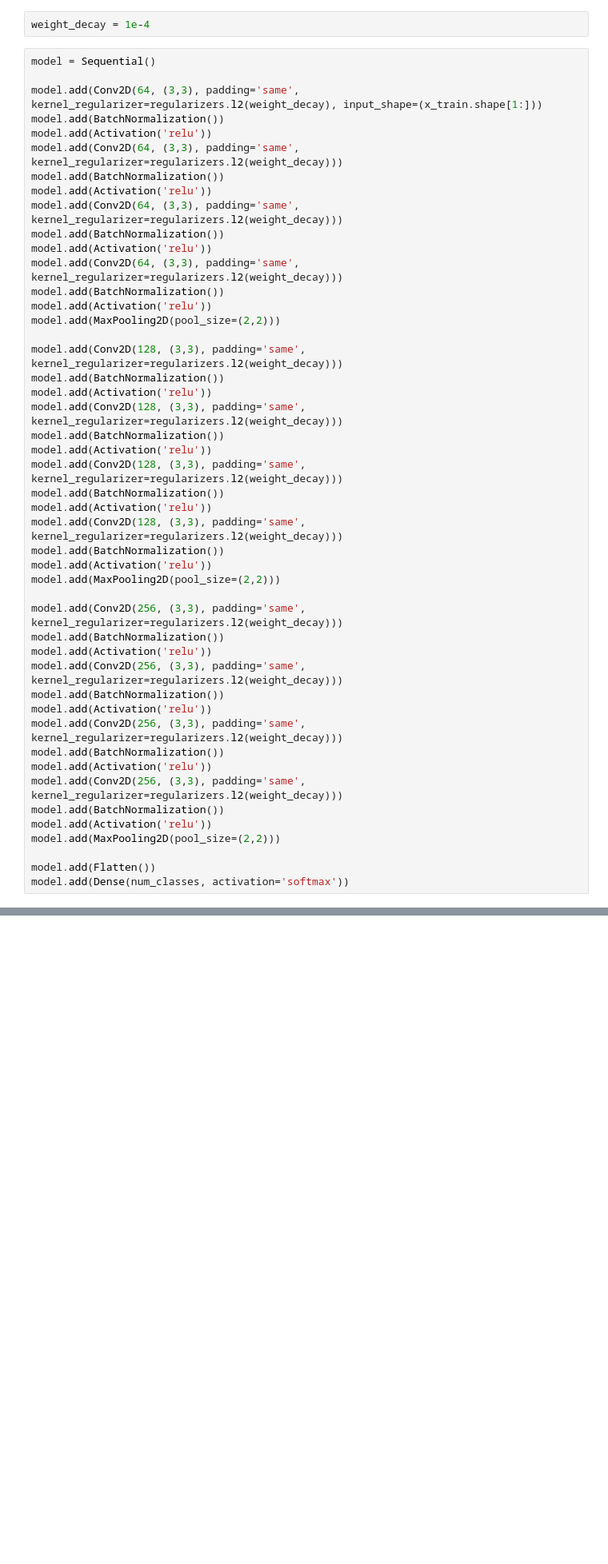
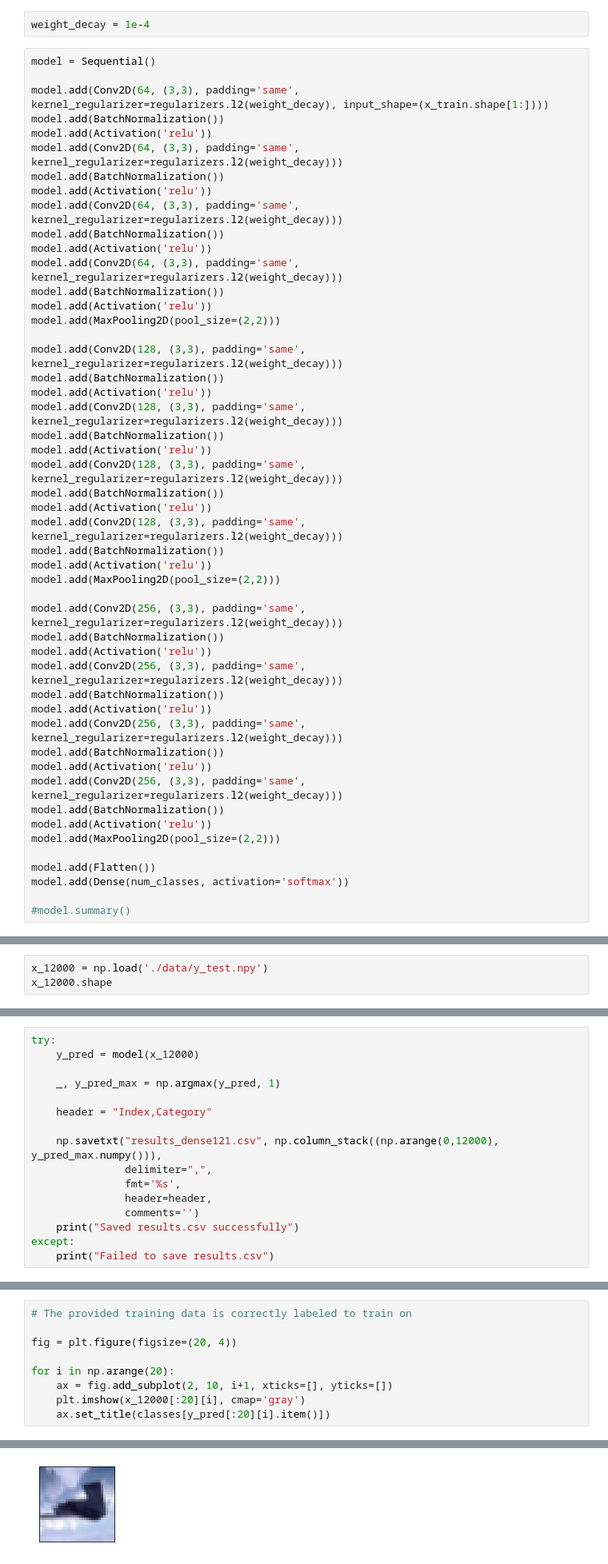
Before and after one commit to bohniti/The-CIFAR-10-dataset, a Jupyter notebook: CS4487_group_project.ipynb, the cells around one changed output, grey strips where cells are left out. Shown at 80% size. Saved outputs shown, nothing was run; the diff lists cells and outputs as text; blank space fills up the shorter version.

```diff
--- a/CS4487_group_project.ipynb
+++ b/CS4487_group_project.ipynb
@@ -113,7 +111,7 @@ weight_decay = 1e-4
 # %%
 model = Sequential()
 
-model.add(Conv2D(64, (3,3), padding='same', kernel_regularizer=regularizers.l2(weight_decay), input_shape=(x_train.shape[1:]))
+model.add(Conv2D(64, (3,3), padding='same', kernel_regularizer=regularizers.l2(weight_decay), input_shape=(x_train.shape[1:])))
 model.add(BatchNormalization())
 model.add(Activation('relu'))
 model.add(Conv2D(64, (3,3), padding='same', kernel_regularizer=regularizers.l2(weight_decay)))
@@ -157,3 +155,5 @@ model.add(MaxPooling2D(pool_size=(2,2)))
 
 model.add(Flatten())
 model.add(Dense(num_classes, activation='softmax'))
+
+#model.summary()
@@ -237,0 +203,3 @@ print('\nTest result: %.3f loss: %.3f' % (scores[1]*100,scores[0]))
+# %%
+x_12000 = np.load('./data/y_test.npy')
+x_12000.shape
@@ -237,0 +208,16 @@ print('\nTest result: %.3f loss: %.3f' % (scores[1]*100,scores[0]))
+# %%
+try:
+    y_pred = model(x_12000)
+
+    _, y_pred_max = np.argmax(y_pred, 1)
+
+    header = "Index,Category"
+
+    np.savetxt("results_dense121.csv", np.column_stack((np.arange(0,12000), y_pred_max.numpy())),
+               delimiter=",",
+               fmt='%s',
+               header=header,
+               comments='')
+    print("Saved results.csv successfully")
+except:
+    print("Failed to save results.csv")
@@ -237,0 +231,10 @@ print('\nTest result: %.3f loss: %.3f' % (scores[1]*100,scores[0]))
+# %%
+# The provided training data is correctly labeled to train on
+
+fig = plt.figure(figsize=(20, 4))
+
+for i in np.arange(20):
+    ax = fig.add_subplot(2, 10, i+1, xticks=[], yticks=[])
+    plt.imshow(x_12000[:20][i], cmap='gray')
+    ax.set_title(classes[y_pred[:20][i].item()])
+# %% [output]
@@ -237,0 +242 @@ print('\nTest result: %.3f loss: %.3f' % (scores[1]*100,scores[0]))
+[figure, added]
```
Also changed, not shown: parts of 12 cells of this notebook.
